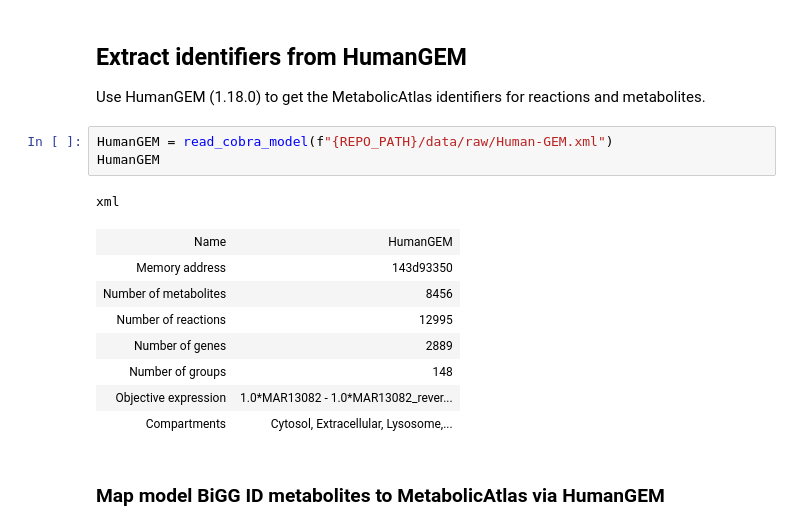
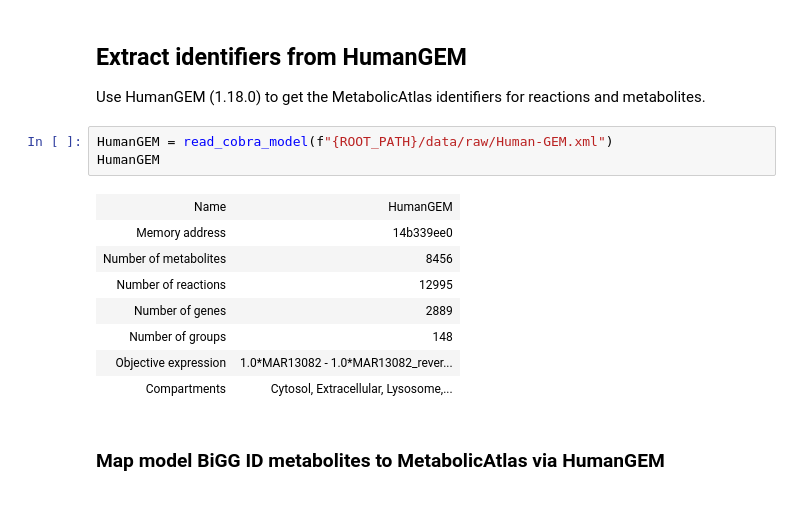
Before and after one commit to z-haiman/RBC-GEM, a Jupyter notebook: .deprecated/code/curation/RBC-GEM_v0.1.1_v0.2.0.ipynb, the cells around one changed output. Saved outputs shown, nothing was run; the diff lists cells and outputs as text.

```diff
--- a/.deprecated/code/curation/RBC-GEM_v0.1.1_v0.2.0.ipynb
+++ b/.deprecated/code/curation/RBC-GEM_v0.1.1_v0.2.0.ipynb
@@ -90,12 +87,11 @@ Academic license - for non-commercial use only - expires 2024-11-28
 
 Use HumanGEM (1.18.0) to get the MetabolicAtlas identifiers for reactions and metabolites.
 # %%
-HumanGEM = read_cobra_model(f"{REPO_PATH}/data/raw/Human-GEM.xml")
+HumanGEM = read_cobra_model(f"{ROOT_PATH}/data/raw/Human-GEM.xml")
 HumanGEM
 # %% [output]
-xml
 | Name | HumanGEM |
-| Memory address | 143d93350 |
+| Memory address | 14b339ee0 |
 | Number of metabolites | 8456 |
 | Number of reactions | 12995 |
 | Number of genes | 2889 |
```
Also changed, not shown: parts of 12 cells of this notebook, 4 other files.
